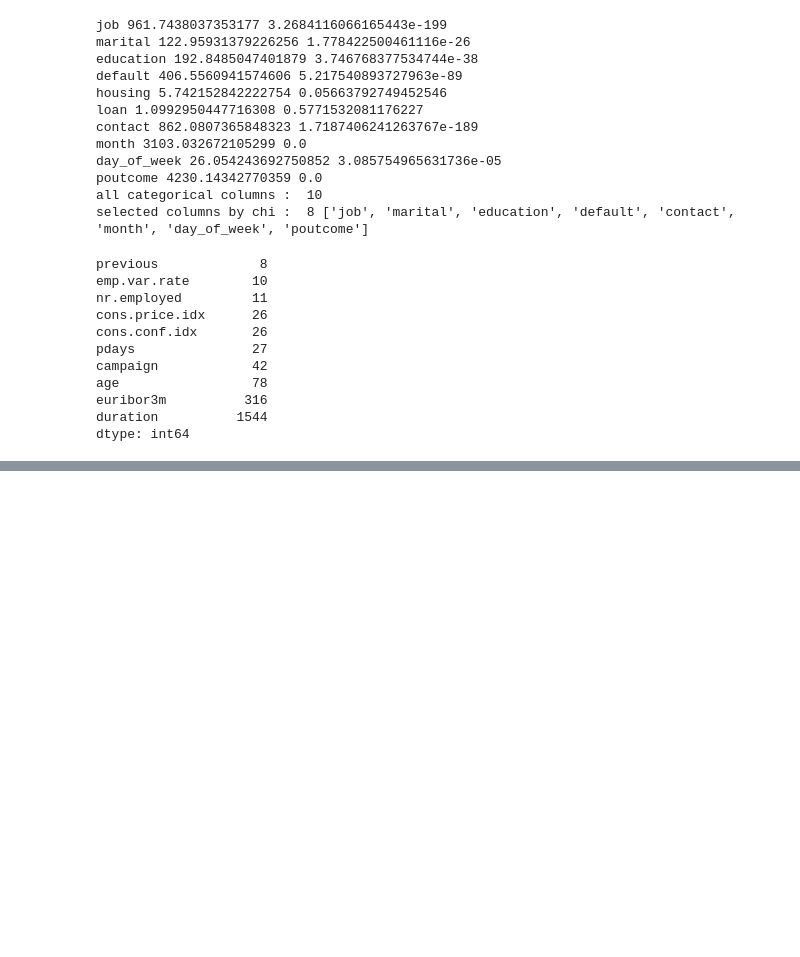
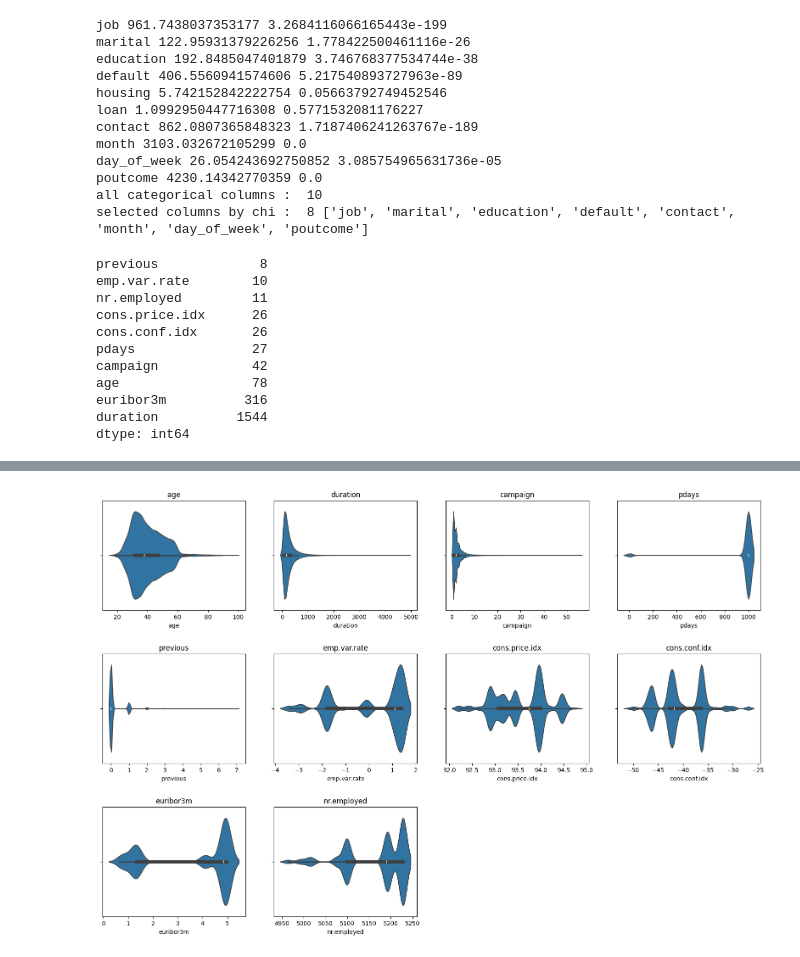
Before and after one commit to TaeyoonKim-DS/bank-customer-marekting-target, a Jupyter notebook: analysis.ipynb, the cells around one changed output, grey strips where cells are left out. Saved outputs shown, nothing was run; the diff lists cells and outputs as text; code cells hidden in the pictures; blank space fills up the shorter version.

Commit message:
numeric codes

```diff
--- a/analysis.ipynb
+++ b/analysis.ipynb
@@ -391,0 +373,14 @@ dtype: int64
+# %%
+# numeric column ratio violin plot
+plt.figure(figsize=(20,10))
+x = 1
+
+plt.subplots_adjust(top=0.99, bottom= 0.01, hspace = 0.4, wspace =0.2)
+for column_name in list_numeric_columns:
+    plt.subplot(3,4,x)
+    x = x +1
+    sns.violinplot(x=column_name, data=df)
+    plt.title(column_name)
+plt.show()
+# %% [output]
+[figure, added]
```
Also changed, not shown: parts of 9 cells of this notebook.
